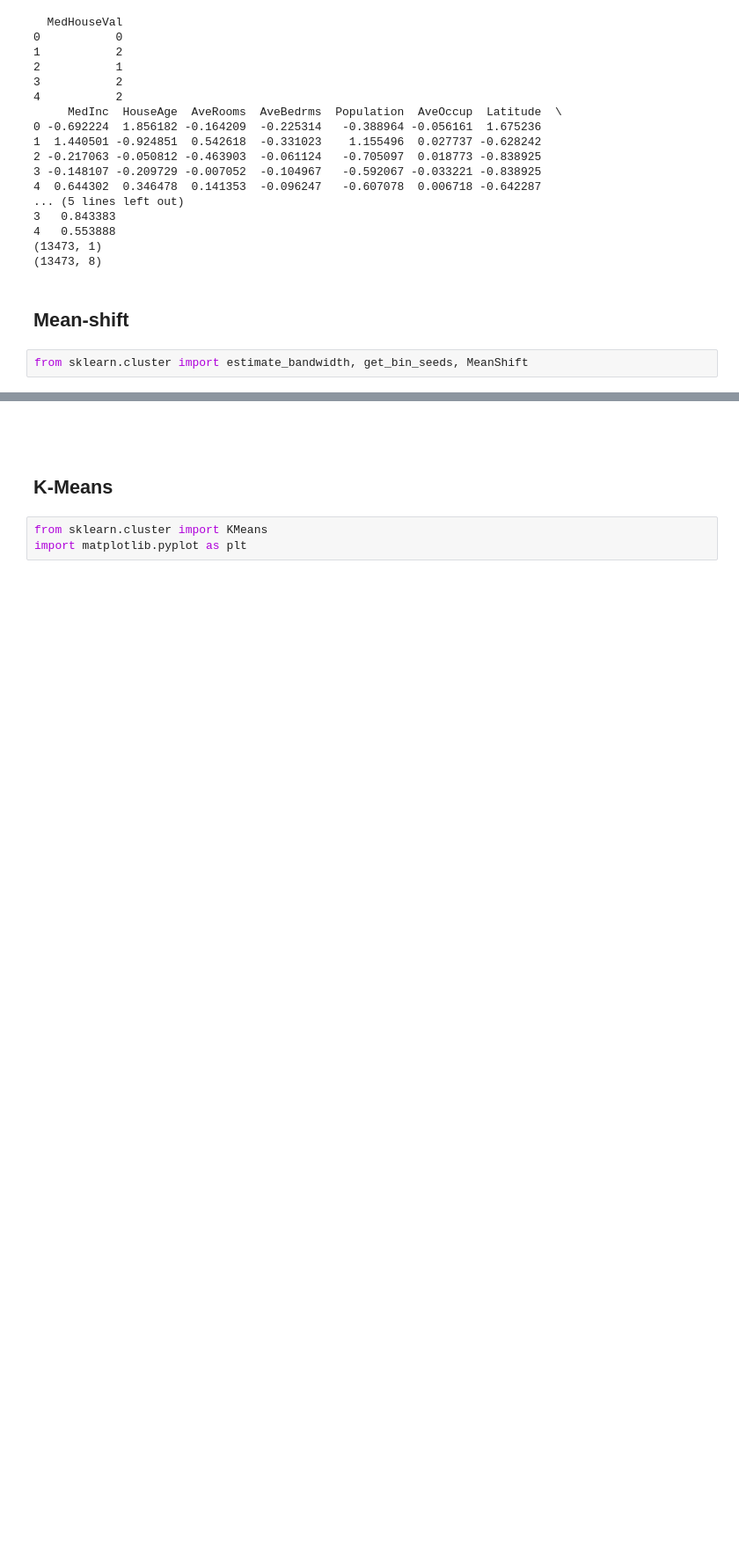
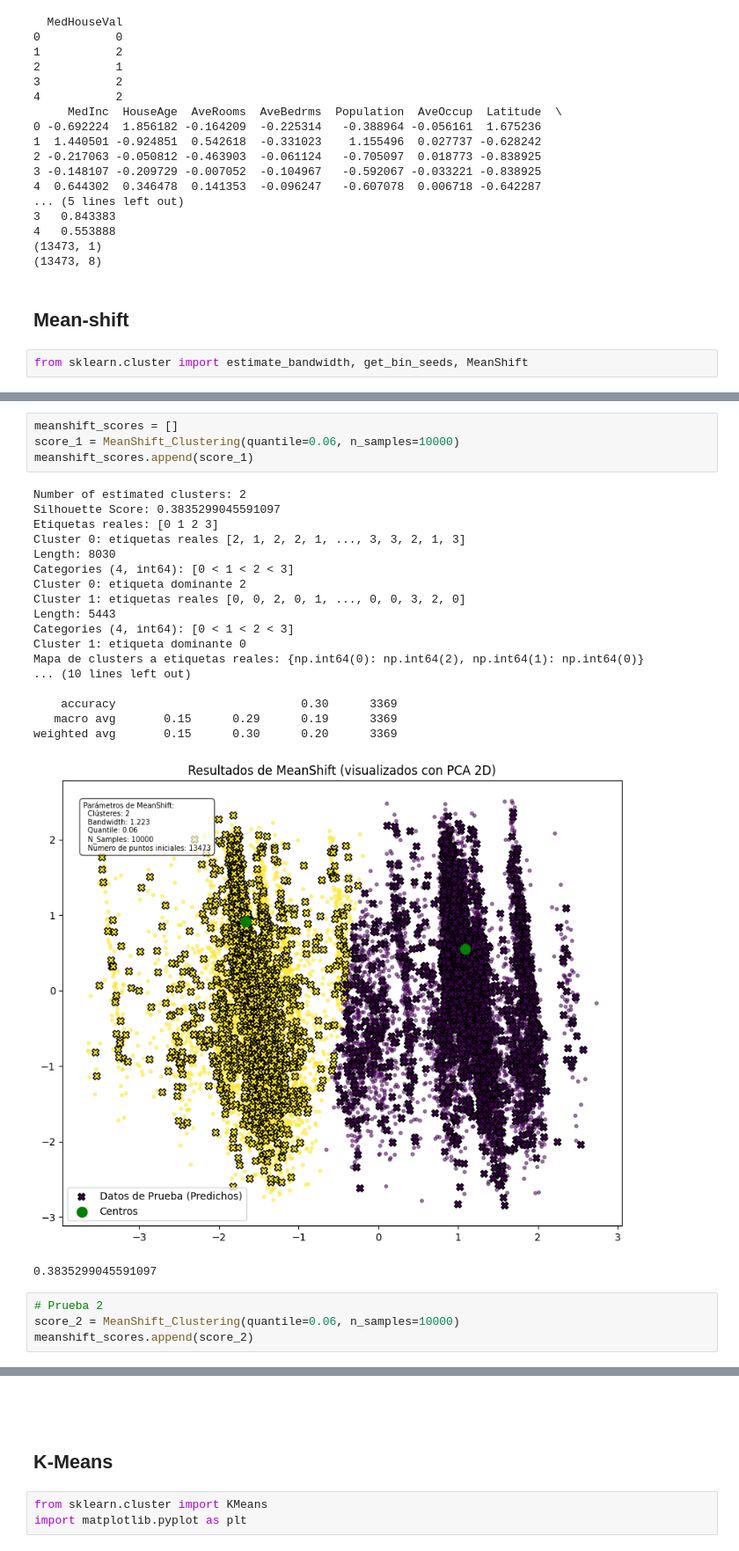
Before and after one commit to branxeto/Laboratorios, a Jupyter notebook: Lab IA/Tarea 2/Item1.ipynb, the cells around one changed output, grey strips where cells are left out. Shown at 88% size. Saved outputs shown, nothing was run; the diff lists cells and outputs as text; blank space fills up the shorter version.

```diff
--- a/Lab IA/Tarea 2/Item1.ipynb
+++ b/Lab IA/Tarea 2/Item1.ipynb
@@ -177,0 +172,28 @@ plt.show()
+# %%
+meanshift_scores = []
+score_1 = MeanShift_Clustering(quantile=0.06, n_samples=10000)
+meanshift_scores.append(score_1)
+# %% [output]
+Number of estimated clusters: 2
+Silhouette Score: 0.3835299045591097
+Etiquetas reales: [0 1 2 3]
+Cluster 0: etiquetas reales [2, 1, 2, 2, 1, ..., 3, 3, 2, 1, 3]
+Length: 8030
+Categories (4, int64): [0 < 1 < 2 < 3]
+Cluster 0: etiqueta dominante 2
+Cluster 1: etiquetas reales [0, 0, 2, 0, 1, ..., 0, 0, 3, 2, 0]
+Length: 5443
+Categories (4, int64): [0 < 1 < 2 < 3]
+Cluster 1: etiqueta dominante 0
+Mapa de clusters a etiquetas reales: {np.int64(0): np.int64(2), np.int64(1): np.int64(0)}
+... (10 lines left out)
+
+    accuracy                           0.30      3369
+   macro avg       0.15      0.29      0.19      3369
+weighted avg       0.15      0.30      0.20      3369
+[figure, added]
+0.3835299045591097
+# %%
+# Prueba 2
+score_2 = MeanShift_Clustering(quantile=0.06, n_samples=10000)
+meanshift_scores.append(score_2)
```
Also changed, not shown: parts of 9 cells of this notebook.
